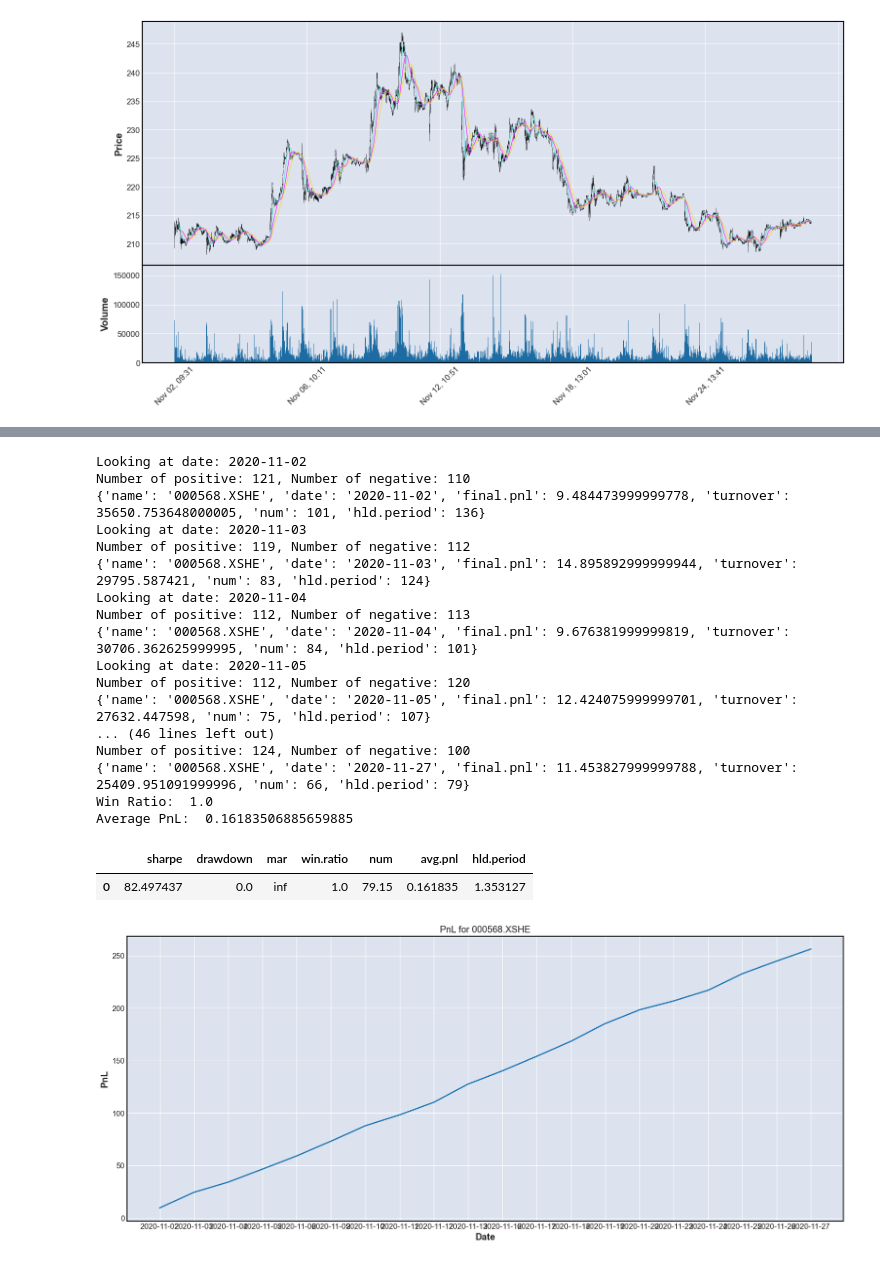
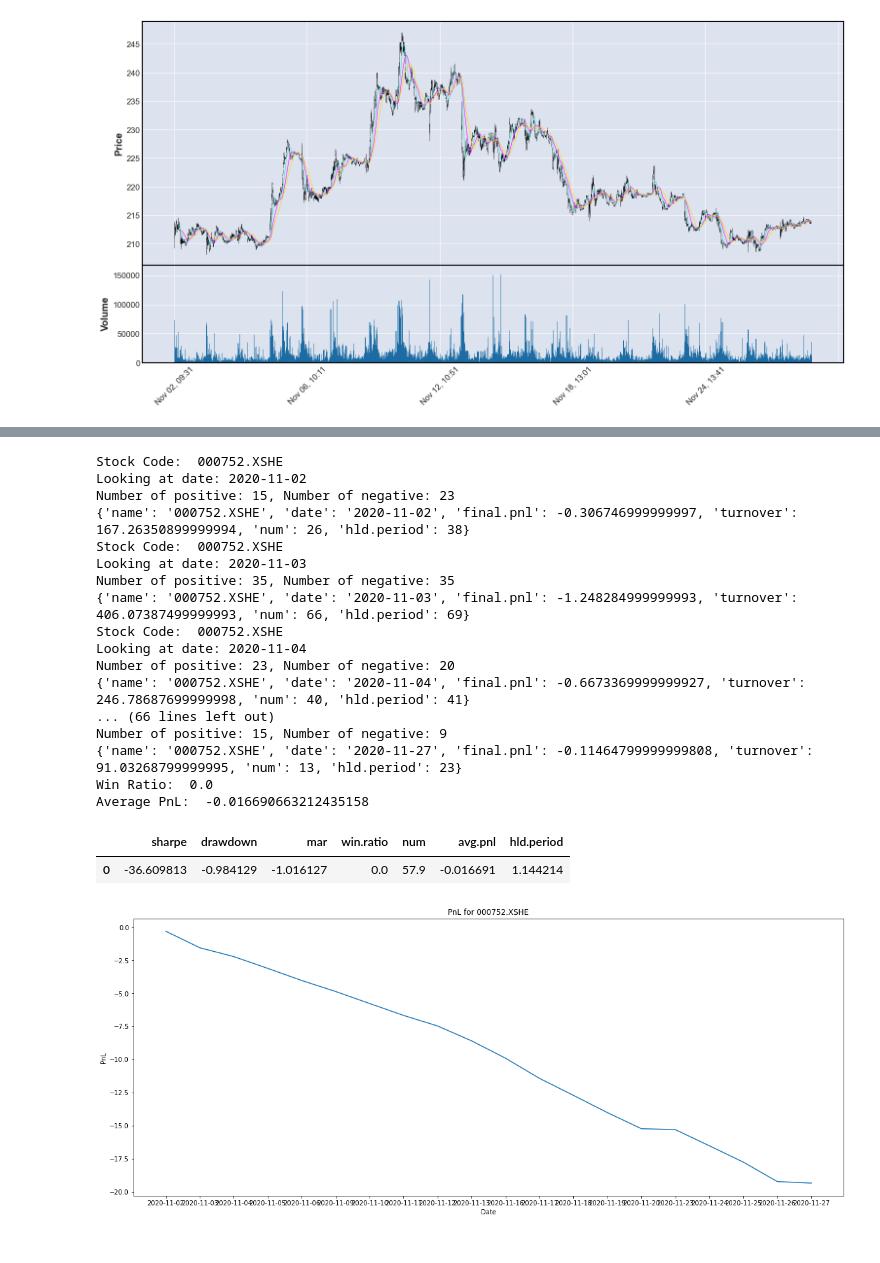
Before and after one commit to Seaaann/JoinQuant-Stock-Trading, a Jupyter notebook: intraday strat.ipynb, the cells around one changed output, grey strips where cells are left out. Saved outputs shown, nothing was run; the diff lists cells and outputs as text; code cells hidden in the pictures.

```diff
--- a/intraday strat.ipynb
+++ b/intraday strat.ipynb
@@ -95,6 +111,7 @@ def Daily_PnL(date, stock_index, start_date, end_date, frequency, threshold=0.00
 
     # get the data
     stock = stock_list[stock_index]
+    print("Stock Code: ", stock)
 
     all_stock_price = get_price(stock, start_date=start_date, end_date=end_date, frequency=frequency)
     ret =  all_stock_price.close.pct_change()
@@ -164,10 +181,11 @@ def PnL_Result_Plot(date_list, stock_index, start_date, end_date, frequency,
 
     result_df = pd.DataFrame()
     for date in date_list:
-        result = Daily_PnL(date, 0, start_date, end_date, '1m',
+        result = Daily_PnL(date, stock_index, start_date, end_date, '1m',
                         threshold=0.001, transaction_fee=0.0003, tax=0.001)
         df = pd.DataFrame.from_dict(result,orient='index').T.set_index('name')
-        result_df = pd.concat([result_df, df])
+
+        result_df = result_df.append(df)
 
     statistics = np.array(np.rec.fromrecords(result_df.values))
     np_names = result_df.dtypes.index.tolist()
@@ -262,23 +295,23 @@ Average PnL:  0.16183506885659885
 # %%
-pd.DataFrame(PnL_Result_Plot(date_list, 2, start_date, end_date, '1m', threshold=0.001, transaction_fee=0.0003, tax=0.001), index=[0])
+pd.DataFrame(PnL_Result_Plot(date_list, 3, start_date, end_date, '1m', threshold=0.001, transaction_fee=0.0003, tax=0.001), index=[0])
 # %% [output]
+Stock Code:  000752.XSHE
 Looking at date: 2020-11-02
-Number of positive: 121, Number of negative: 110
-{'name': '000568.XSHE', 'date': '2020-11-02', 'final.pnl': 9.484473999999778, 'turnover': 35650.753648000005, 'num': 101, 'hld.period': 136}
+Number of positive: 15, Number of negative: 23
+{'name': '000752.XSHE', 'date': '2020-11-02', 'final.pnl': -0.306746999999997, 'turnover': 167.26350899999994, 'num': 26, 'hld.period': 38}
+Stock Code:  000752.XSHE
 Looking at date: 2020-11-03
-Number of positive: 119, Number of negative: 112
-{'name': '000568.XSHE', 'date': '2020-11-03', 'final.pnl': 14.895892999999944, 'turnover': 29795.587421, 'num': 83, 'hld.period': 124}
+Number of positive: 35, Number of negative: 35
+{'name': '000752.XSHE', 'date': '2020-11-03', 'final.pnl': -1.248284999999993, 'turnover': 406.07387499999993, 'num': 66, 'hld.period': 69}
+Stock Code:  000752.XSHE
 Looking at date: 2020-11-04
-Number of positive: 112, Number of negative: 113
-{'name': '000568.XSHE', 'date': '2020-11-04', 'final.pnl': 9.676381999999819, 'turnover': 30706.362625999995, 'num': 84, 'hld.period': 101}
-Looking at date: 2020-11-05
-Number of positive: 112, Number of negative: 120
-{'name': '000568.XSHE', 'date': '2020-11-05', 'final.pnl': 12.424075999999701, 'turnover': 27632.447598, 'num': 75, 'hld.period': 107}
-... (46 lines left out)
-Number of positive: 124, Number of negative: 100
-{'name': '000568.XSHE', 'date': '2020-11-27', 'final.pnl': 11.453827999999788, 'turnover': 25409.951091999996, 'num': 66, 'hld.period': 79}
-Win Ratio:  1.0
-Average PnL:  0.16183506885659885
+Number of positive: 23, Number of negative: 20
+{'name': '000752.XSHE', 'date': '2020-11-04', 'final.pnl': -0.6673369999999927, 'turnover': 246.78687699999998, 'num': 40, 'hld.period': 41}
+... (66 lines left out)
+Number of positive: 15, Number of negative: 9
+{'name': '000752.XSHE', 'date': '2020-11-27', 'final.pnl': -0.11464799999999808, 'turnover': 91.03268799999995, 'num': 13, 'hld.period': 23}
+Win Ratio:  0.0
+Average PnL:  -0.016690663212435158
 |  | sharpe | drawdown | mar | win.ratio | num | avg.pnl | hld.period |
-| 0 | 82.497437 | 0.0 | inf | 1.0 | 79.15 | 0.161835 | 1.353127 |
+| 0 | -36.609813 | -0.984129 | -1.016127 | 0.0 | 57.9 | -0.016691 | 1.144214 |
-[figure, old version]
+[figure, new version]
```
Also changed, not shown: parts of 6 cells of this notebook.
